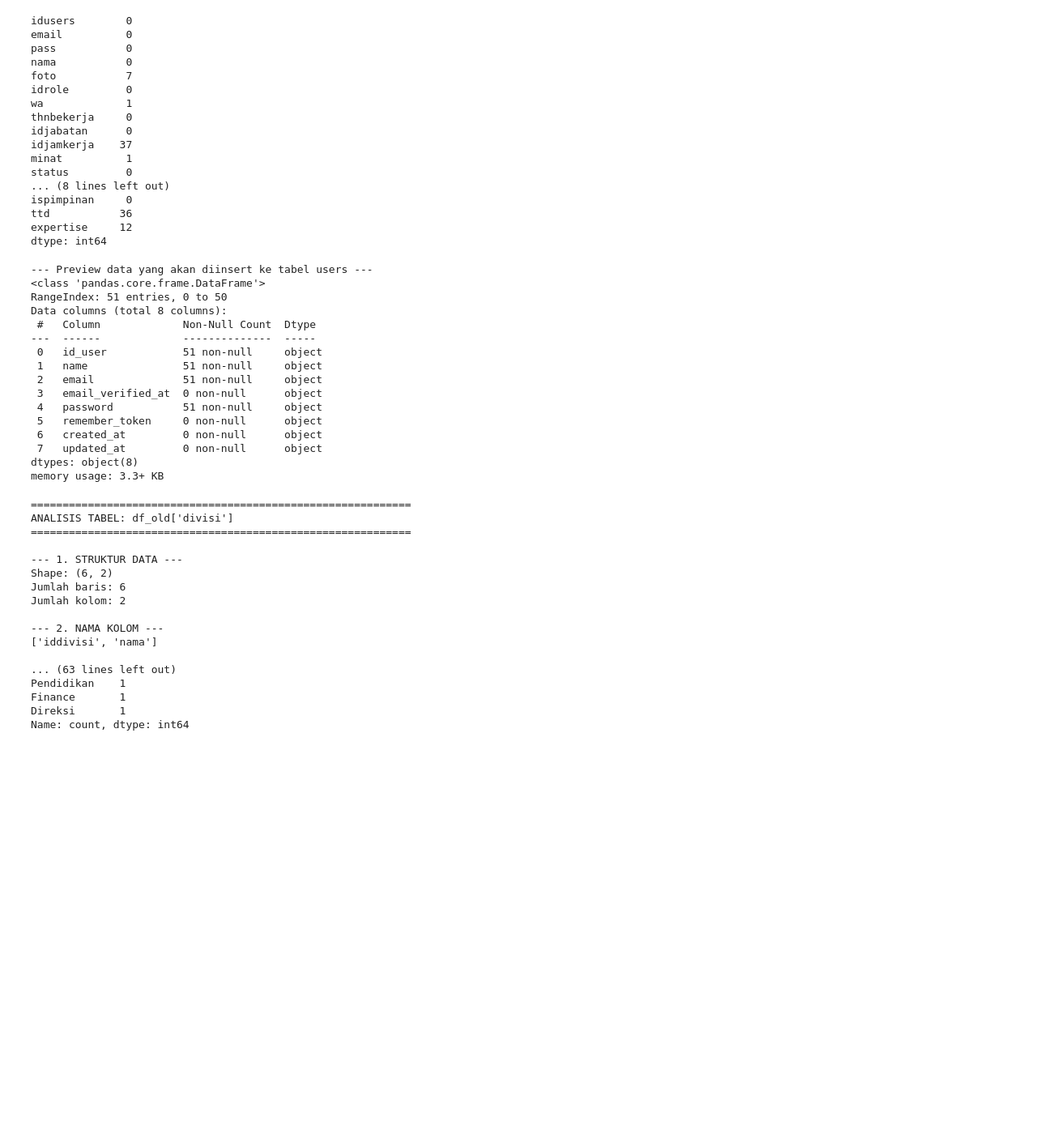
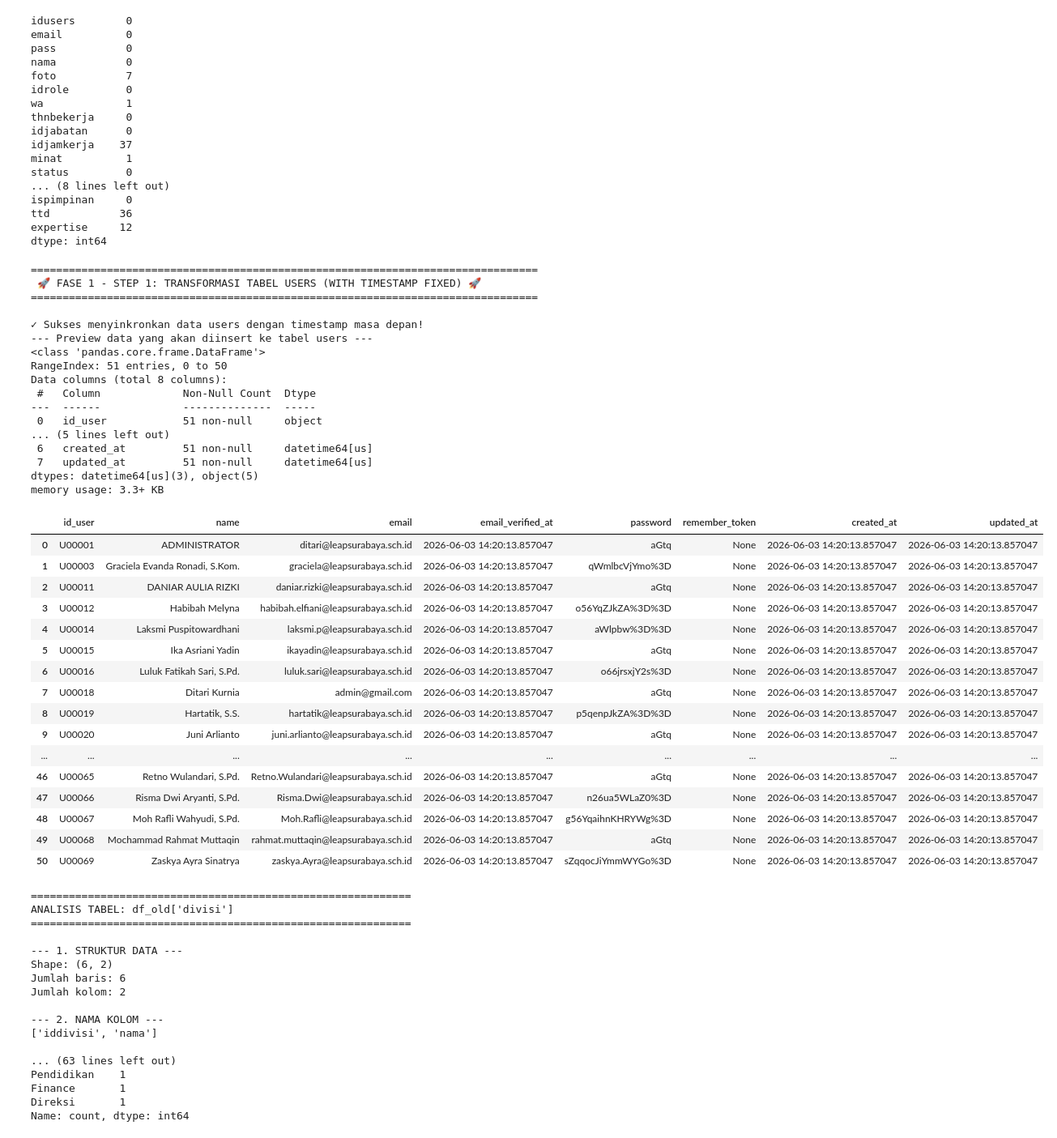
Before and after one commit to umamhaniff/DB_Migration_Leap, a Jupyter notebook: fase_1/script_cimut.ipynb, the cells around one changed output. Shown at 81% size. Saved outputs shown, nothing was run; the diff lists cells and outputs as text; code cells hidden in the pictures; blank space fills up the shorter version.

Commit message:
update insert handler fase 1-5 - add db_future

```diff
--- a/fase_1/script_cimut.ipynb
+++ b/fase_1/script_cimut.ipynb
@@ -284,32 +301,67 @@ ttd           36
 expertise     12
 dtype: int64
 # %%
-# Ambil kolom nama dan email dari df_old['users']
+import pandas as pd
+import datetime
+
+print("================================================================================")
+print(" 🚀 FASE 1 - STEP 1: TRANSFORMASI TABEL USERS (WITH TIMESTAMP FIXED) 🚀 ")
+print("================================================================================")
+
+# Ambil waktu saat ini sebagai penanda waktu migrasi resmi
+current_time = datetime.datetime.now()
+
+# 🎯 Sesuai arahan Cimut, pasangkan kolom dasar db_old ke wadah df_new
 df_new['users']['id_user'] = df_old['users']['idusers']
 df_new['users']['name'] = df_old['users']['nama']
 df_new['users']['email'] = df_old['users']['email']
 df_new['users']['password'] = df_old['users']['pass']
 
-# Tampilkan hasil
+# 🆕 PENAMBAHAN BAGIAN UPDATE BARU: Suntik otomatis kolom timestamp sistem Laravel
+df_new['users']['email_verified_at'] = current_time
+df_new['users']['created_at'] = current_time
+df_new['users']['updated_at'] = current_time
+
+# Tampilkan hasil verifikasi struktur akhir
+print("\n✓ Sukses menyinkronkan data users dengan timestamp masa depan!")
 print("--- Preview data yang akan diinsert ke tabel users ---")
 df_new['users'].info()
+display(df_new['users'])
 # %% [output]
+================================================================================
+ 🚀 FASE 1 - STEP 1: TRANSFORMASI TABEL USERS (WITH TIMESTAMP FIXED) 🚀
+================================================================================
+
+✓ Sukses menyinkronkan data users dengan timestamp masa depan!
 --- Preview data yang akan diinsert ke tabel users ---
 <class 'pandas.core.frame.DataFrame'>
 RangeIndex: 51 entries, 0 to 50
 Data columns (total 8 columns):
  #   Column             Non-Null Count  Dtype
 ---  ------             --------------  -----
  0   id_user            51 non-null     object
- 1   name               51 non-null     object
- 2   email              51 non-null     object
- 3   email_verified_at  0 non-null      object
- 4   password           51 non-null     object
- 5   remember_token     0 non-null      object
- 6   created_at         0 non-null      object
- 7   updated_at         0 non-null      object
-dtypes: object(8)
+... (5 lines left out)
+ 6   created_at         51 non-null     datetime64[us]
+ 7   updated_at         51 non-null     datetime64[us]
+dtypes: datetime64[us](3), object(5)
 memory usage: 3.3+ KB
+|  | id_user | name | email | email_verified_at | password | remember_token | created_at | updated_at |
+| 0 | U00001 | ADMINISTRATOR | ditari@leapsurabaya.sch.id | 2026-06-03 14:20:13.857047 | aGtq | None | 2026-06-03 14:20:13.857047 | 2026-06-03 14:20:13.857047 |
+| 1 | U00003 | Graciela Evanda Ronadi, S.Kom. | graciela@leapsurabaya.sch.id | 2026-06-03 14:20:13.857047 | qWmlbcVjYmo%3D | None | 2026-06-03 14:20:13.857047 | 2026-06-03 14:20:13.857047 |
+| 2 | U00011 | DANIAR AULIA RIZKI | daniar.rizki@leapsurabaya.sch.id | 2026-06-03 14:20:13.857047 | aGtq | None | 2026-06-03 14:20:13.857047 | 2026-06-03 14:20:13.857047 |
+| 3 | U00012 | Habibah Melyna | habibah.elfiani@leapsurabaya.sch.id | 2026-06-03 14:20:13.857047 | o56YqZJkZA%3D%3D | None | 2026-06-03 14:20:13.857047 | 2026-06-03 14:20:13.857047 |
+| 4 | U00014 | Laksmi Puspitowardhani | laksmi.p@leapsurabaya.sch.id | 2026-06-03 14:20:13.857047 | aWlpbw%3D%3D | None | 2026-06-03 14:20:13.857047 | 2026-06-03 14:20:13.857047 |
+| 5 | U00015 | Ika Asriani Yadin | ikayadin@leapsurabaya.sch.id | 2026-06-03 14:20:13.857047 | aGtq | None | 2026-06-03 14:20:13.857047 | 2026-06-03 14:20:13.857047 |
+| 6 | U00016 | Luluk Fatikah Sari, S.Pd. | luluk.sari@leapsurabaya.sch.id | 2026-06-03 14:20:13.857047 | o66jrsxjY2s%3D | None | 2026-06-03 14:20:13.857047 | 2026-06-03 14:20:13.857047 |
+| 7 | U00018 | Ditari Kurnia | admin@gmail.com | 2026-06-03 14:20:13.857047 | aGtq | None | 2026-06-03 14:20:13.857047 | 2026-06-03 14:20:13.857047 |
+| 8 | U00019 | Hartatik, S.S. | hartatik@leapsurabaya.sch.id | 2026-06-03 14:20:13.857047 | p5qenpJkZA%3D%3D | None | 2026-06-03 14:20:13.857047 | 2026-06-03 14:20:13.857047 |
+| 9 | U00020 | Juni Arlianto | juni.arlianto@leapsurabaya.sch.id | 2026-06-03 14:20:13.857047 | aGtq | None | 2026-06-03 14:20:13.857047 | 2026-06-03 14:20:13.857047 |
+| ... | ... | ... | ... | ... | ... | ... | ... | ... |
+| 46 | U00065 | Retno Wulandari, S.Pd. | Retno.Wulandari@leapsurabaya.sch.id | 2026-06-03 14:20:13.857047 | aGtq | None | 2026-06-03 14:20:13.857047 | 2026-06-03 14:20:13.857047 |
+| 47 | U00066 | Risma Dwi Aryanti, S.Pd. | Risma.Dwi@leapsurabaya.sch.id | 2026-06-03 14:20:13.857047 | n26ua5WLaZ0%3D | None | 2026-06-03 14:20:13.857047 | 2026-06-03 14:20:13.857047 |
+| 48 | U00067 | Moh Rafli Wahyudi, S.Pd. | Moh.Rafli@leapsurabaya.sch.id | 2026-06-03 14:20:13.857047 | g56YqaihnKHRYWg%3D | None | 2026-06-03 14:20:13.857047 | 2026-06-03 14:20:13.857047 |
+| 49 | U00068 | Mochammad Rahmat Muttaqin | rahmat.muttaqin@leapsurabaya.sch.id | 2026-06-03 14:20:13.857047 | aGtq | None | 2026-06-03 14:20:13.857047 | 2026-06-03 14:20:13.857047 |
+| 50 | U00069 | Zaskya Ayra Sinatrya | zaskya.Ayra@leapsurabaya.sch.id | 2026-06-03 14:20:13.857047 | sZqqocJiYmmWYGo%3D | None | 2026-06-03 14:20:13.857047 | 2026-06-03 14:20:13.857047 |
 # %%
 # Analisis tabel df_old['divisi']
 
```
Also changed, not shown: parts of 13 cells of this notebook, 6 other files.
